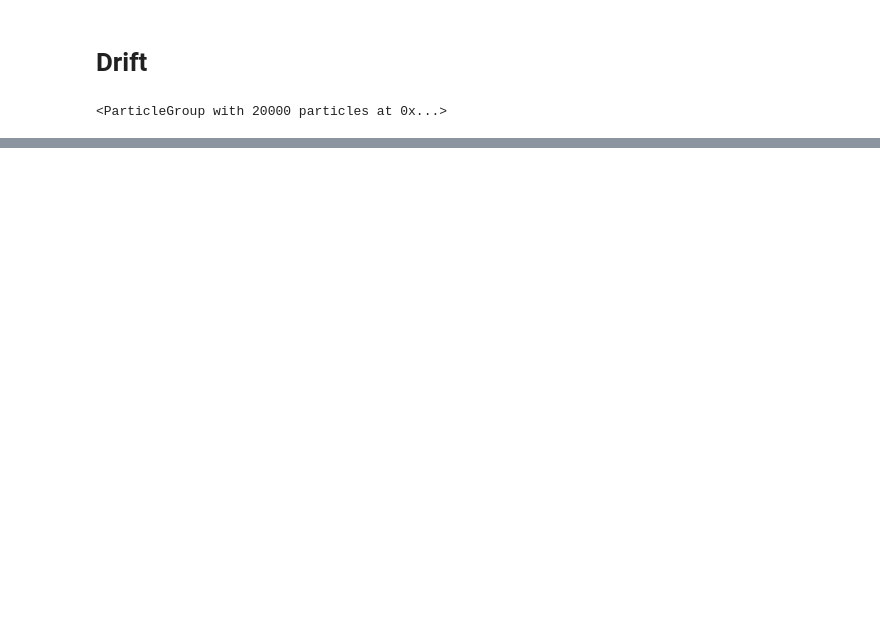
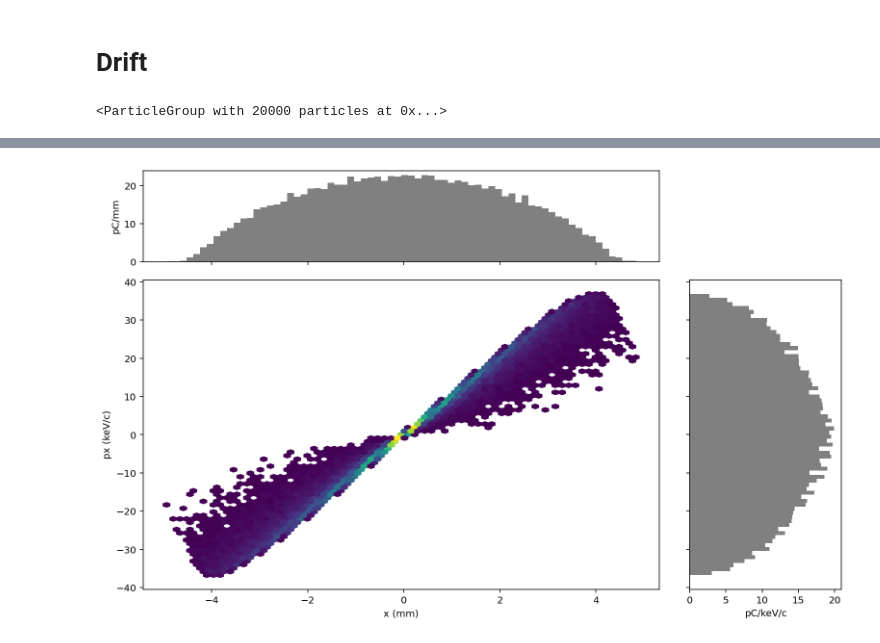
Before and after one commit to ChristopherMayes/lume-astra, a Jupyter notebook: examples/elements/drift.ipynb, the cells around one changed output, grey strips where cells are left out. Saved outputs shown, nothing was run; the diff lists cells and outputs as text; code cells hidden in the pictures; blank space fills up the shorter version.

```diff
--- a/examples/elements/drift.ipynb
+++ b/examples/elements/drift.ipynb
@@ -54,0 +60,13 @@ P.plot('z', 'pz')
+# %%
+A2 = A.copy()
+A2.input['charge']['lspch'] = True
+A2.input['charge']['lspch3d'] = True
+A2.input['charge']['l2d_3d'] = False
+A2.input['charge']['nxf'] = 32
+A2.input['charge']['nyf'] = 32
+A2.input['charge']['nzf'] = 32
+A2.input['charge']['nx0'] = 4
+A2.input['charge']['ny0'] = 4
+A2.input['charge']['nz0'] = 4
+A2.configure()
+A2.run()
@@ -54,0 +91,5 @@ P.plot('z', 'pz')
+# %%
+P2 = A2.particles[-1]
+P2.plot('x', 'px')
+# %% [output]
+[figure, added]
```
Also changed, not shown: parts of 7 cells of this notebook, 8 other files.
